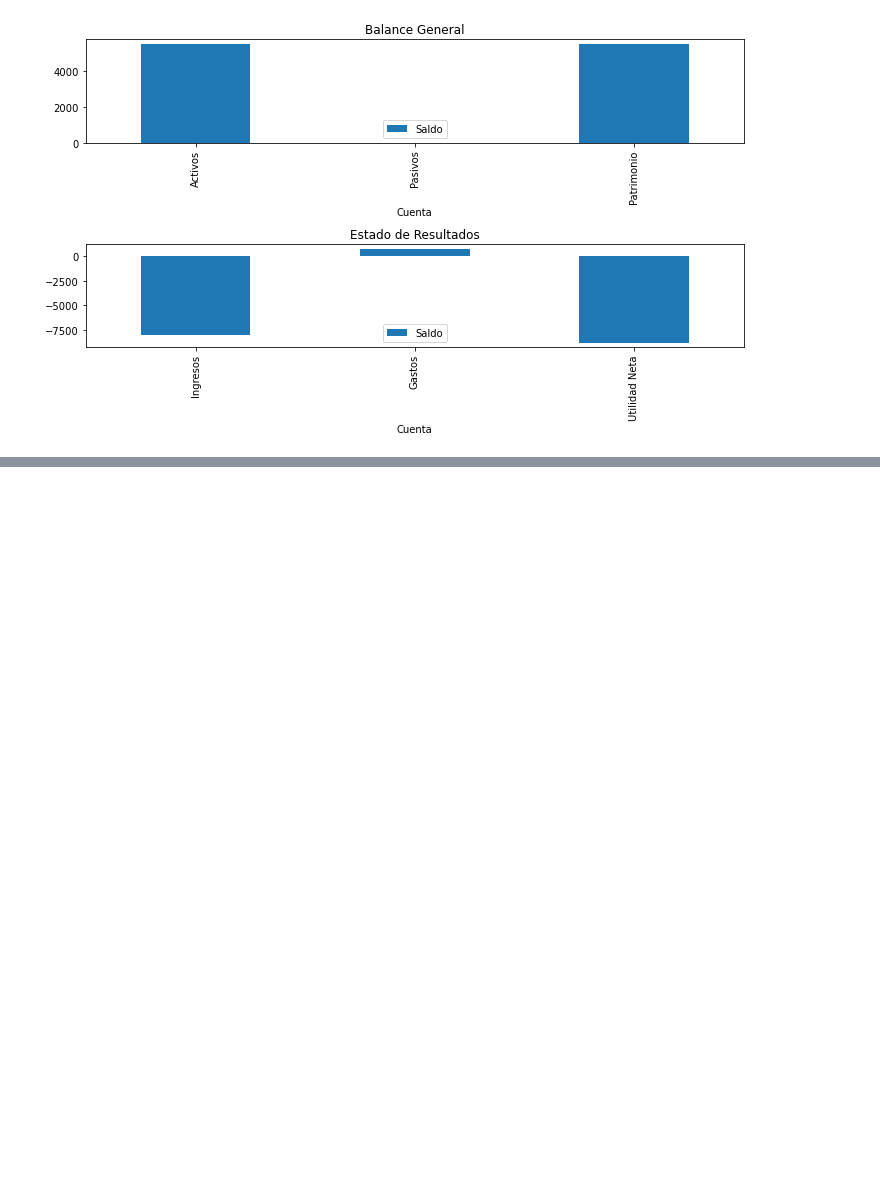
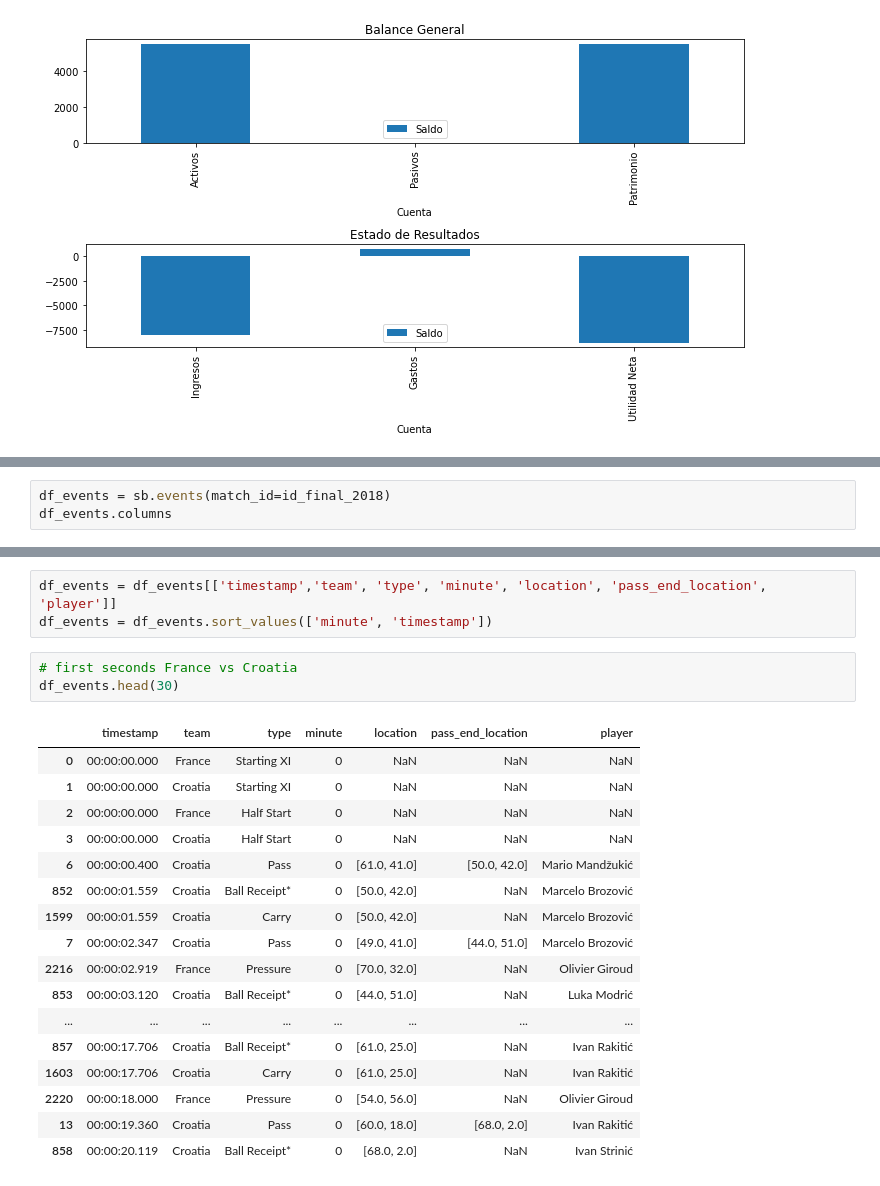
Before and after one commit to DanyPreisz/fullstack, a Jupyter notebook: python/curso/cursodepython.ipynb, the cells around one changed output, grey strips where cells are left out. Saved outputs shown, nothing was run; the diff lists cells and outputs as text; blank space fills up the shorter version.

```diff
--- a/python/curso/cursodepython.ipynb
+++ b/python/curso/cursodepython.ipynb
@@ -1223,0 +1331,3 @@ Cuenta
+# %%
+df_events = sb.events(match_id=id_final_2018)
+df_events.columns
@@ -1223,0 +1352,24 @@ Cuenta
+# %%
+df_events = df_events[['timestamp','team', 'type', 'minute', 'location', 'pass_end_location', 'player']]
+df_events = df_events.sort_values(['minute', 'timestamp'])
+# %%
+# first seconds France vs Croatia
+df_events.head(30)
+# %% [output]
+|  | timestamp | team | type | minute | location | pass_end_location | player |
+| 0 | 00:00:00.000 | France | Starting XI | 0 | NaN | NaN | NaN |
+| 1 | 00:00:00.000 | Croatia | Starting XI | 0 | NaN | NaN | NaN |
+| 2 | 00:00:00.000 | France | Half Start | 0 | NaN | NaN | NaN |
+| 3 | 00:00:00.000 | Croatia | Half Start | 0 | NaN | NaN | NaN |
+| 6 | 00:00:00.400 | Croatia | Pass | 0 | [61.0, 41.0] | [50.0, 42.0] | Mario Mandžukić |
+| 852 | 00:00:01.559 | Croatia | Ball Receipt* | 0 | [50.0, 42.0] | NaN | Marcelo Brozović |
+| 1599 | 00:00:01.559 | Croatia | Carry | 0 | [50.0, 42.0] | NaN | Marcelo Brozović |
+| 7 | 00:00:02.347 | Croatia | Pass | 0 | [49.0, 41.0] | [44.0, 51.0] | Marcelo Brozović |
+| 2216 | 00:00:02.919 | France | Pressure | 0 | [70.0, 32.0] | NaN | Olivier Giroud |
+| 853 | 00:00:03.120 | Croatia | Ball Receipt* | 0 | [44.0, 51.0] | NaN | Luka Modrić |
+| ... | ... | ... | ... | ... | ... | ... | ... |
+| 857 | 00:00:17.706 | Croatia | Ball Receipt* | 0 | [61.0, 25.0] | NaN | Ivan Rakitić |
+| 1603 | 00:00:17.706 | Croatia | Carry | 0 | [61.0, 25.0] | NaN | Ivan Rakitić |
+| 2220 | 00:00:18.000 | France | Pressure | 0 | [54.0, 56.0] | NaN | Olivier Giroud |
+| 13 | 00:00:19.360 | Croatia | Pass | 0 | [60.0, 18.0] | [68.0, 2.0] | Ivan Rakitić |
+| 858 | 00:00:20.119 | Croatia | Ball Receipt* | 0 | [68.0, 2.0] | NaN | Ivan Strinić |
```
Also changed, not shown: parts of 17 cells of this notebook.
